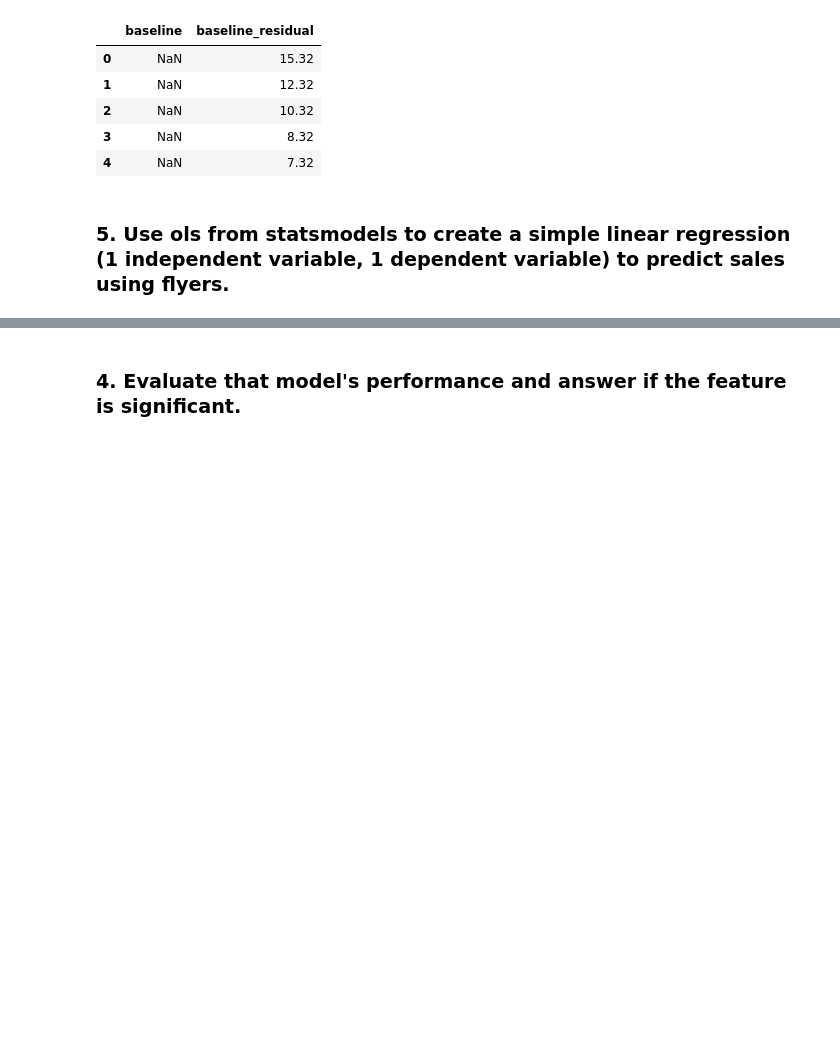
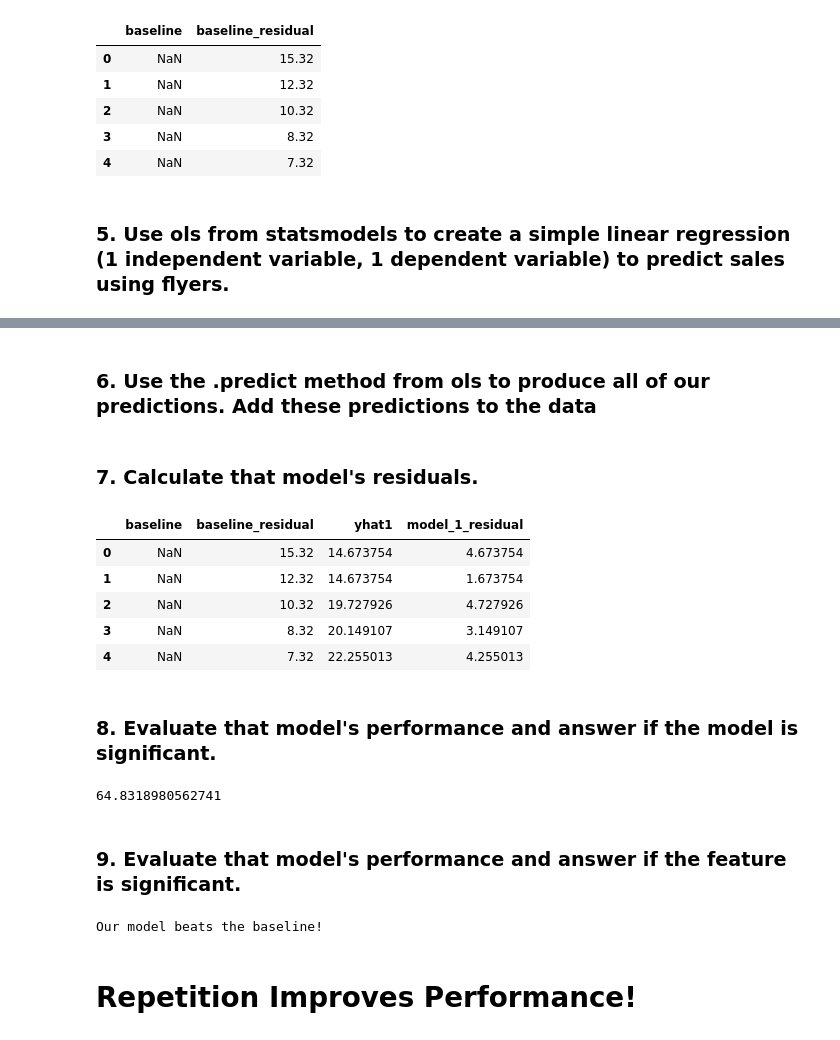
Before and after one commit to dbojado/regression-exercises, a Jupyter notebook: evaluate.ipynb, the cells around one changed output, grey strips where cells are left out. Drawn from its saved outputs; the diff is of its cells as text; code cells hidden in the pictures; blank space fills up the shorter version.

```diff
--- a/evaluate.ipynb
+++ b/evaluate.ipynb
@@ -81,2 +78,0 @@ model_1 = ols('Sales ~ Flyers', df).fit()
-# %%
-residuals["yhat1"] = model_1.predict()
@@ -101,2 +79,39 @@ It makes sense to evaluate this model more deeply.
-# %% [markdown]
-### 4. Evaluate that model's performance and answer if the feature is significant.
+# %%
+model_1 = ols('Sales ~ Flyers', data=df).fit()
+# %% [markdown]
+### 6. Use the .predict method from ols to produce all of our predictions. Add these predictions to the data
+# %%
+residuals["yhat1"] = model_1.predict(df)
+# %% [markdown]
+### 7. Calculate that model's residuals.
+# %%
+residuals["model_1_residual"] = residuals.yhat1 - df.Sales
+residuals.head()
+# %% [output]
+|  | baseline | baseline_residual | yhat1 | model_1_residual |
+| 0 | NaN | 15.32 | 14.673754 | 4.673754 |
+| 1 | NaN | 12.32 | 14.673754 | 1.673754 |
+| 2 | NaN | 10.32 | 19.727926 | 4.727926 |
+| 3 | NaN | 8.32 | 20.149107 | 3.149107 |
+| 4 | NaN | 7.32 | 22.255013 | 4.255013 |
+# %% [markdown]
+### 8. Evaluate that model's performance and answer if the model is significant.
+# %%
+r2 = model_1.rsquared
+r2*100
+# %% [output]
+64.8318980562741
+# %% [markdown]
+### 9. Evaluate that model's performance and answer if the feature is significant.
+# %%
+baseline_sse = ((df.baseline_residual**2).sum())
+model_sse = ((residuals.model_1_residual**2).sum())
+
+if model_sse < baseline_sse:
+    print("Our model beats the baseline!")
+else:
+    print("Our baseline is better than the model.")
+# %% [output]
+Our model beats the baseline!
+# %% [markdown]
+# Repetition Improves Performance!
```
Also changed, not shown: parts of 58 cells of this notebook.
